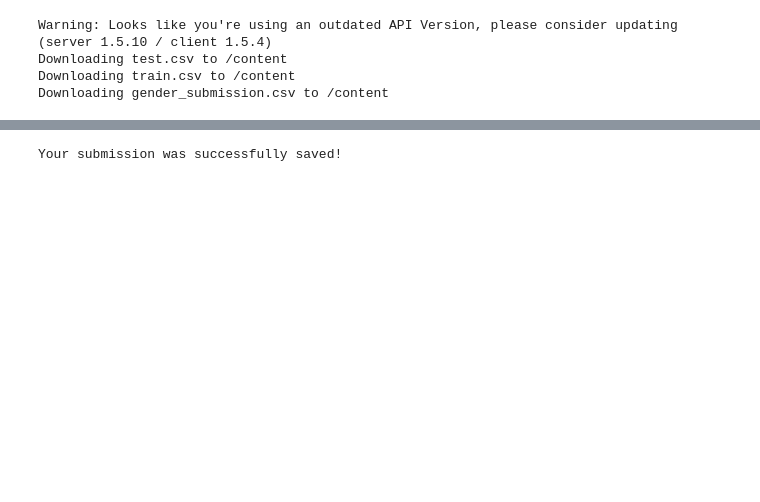
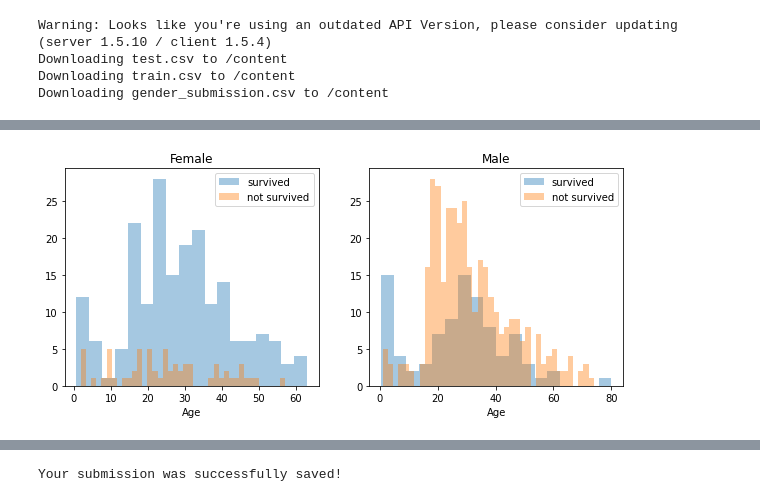
Before and after one commit to SamuelBFG/DL-studies, a Jupyter notebook: Kaggle/Titanic.ipynb, the cells around one changed output, grey strips where cells are left out. Cells and saved outputs as stored; diff of their text form; code cells hidden in the pictures; blank space fills up the shorter version.

```diff
--- a/Kaggle/Titanic.ipynb
+++ b/Kaggle/Titanic.ipynb
@@ -88,0 +163,18 @@ print("% of men who survived:", rate_men)
+# %%
+import warnings
+warnings.simplefilter(action='ignore', category=FutureWarning)
+survived = 'survived'
+not_survived = 'not survived'
+fig, axes = plt.subplots(nrows=1, ncols=2,figsize=(10, 4))
+women = train_data[train_data['Sex']=='female']
+men = train_data[train_data['Sex']=='male']
+ax = sns.distplot(women[women['Survived']==1].Age.dropna(), bins=18, label = survived, ax = axes[0], kde =False)
+ax = sns.distplot(women[women['Survived']==0].Age.dropna(), bins=40, label = not_survived, ax = axes[0], kde =False)
+ax.legend()
+ax.set_title('Female')
+ax = sns.distplot(men[men['Survived']==1].Age.dropna(), bins=18, label = survived, ax = axes[1], kde = False)
+ax = sns.distplot(men[men['Survived']==0].Age.dropna(), bins=40, label = not_survived, ax = axes[1], kde = False)
+ax.legend()
+_ = ax.set_title('Male')
+# %% [output]
+[figure, added]
```
Also changed, not shown: parts of 34 cells of this notebook.
